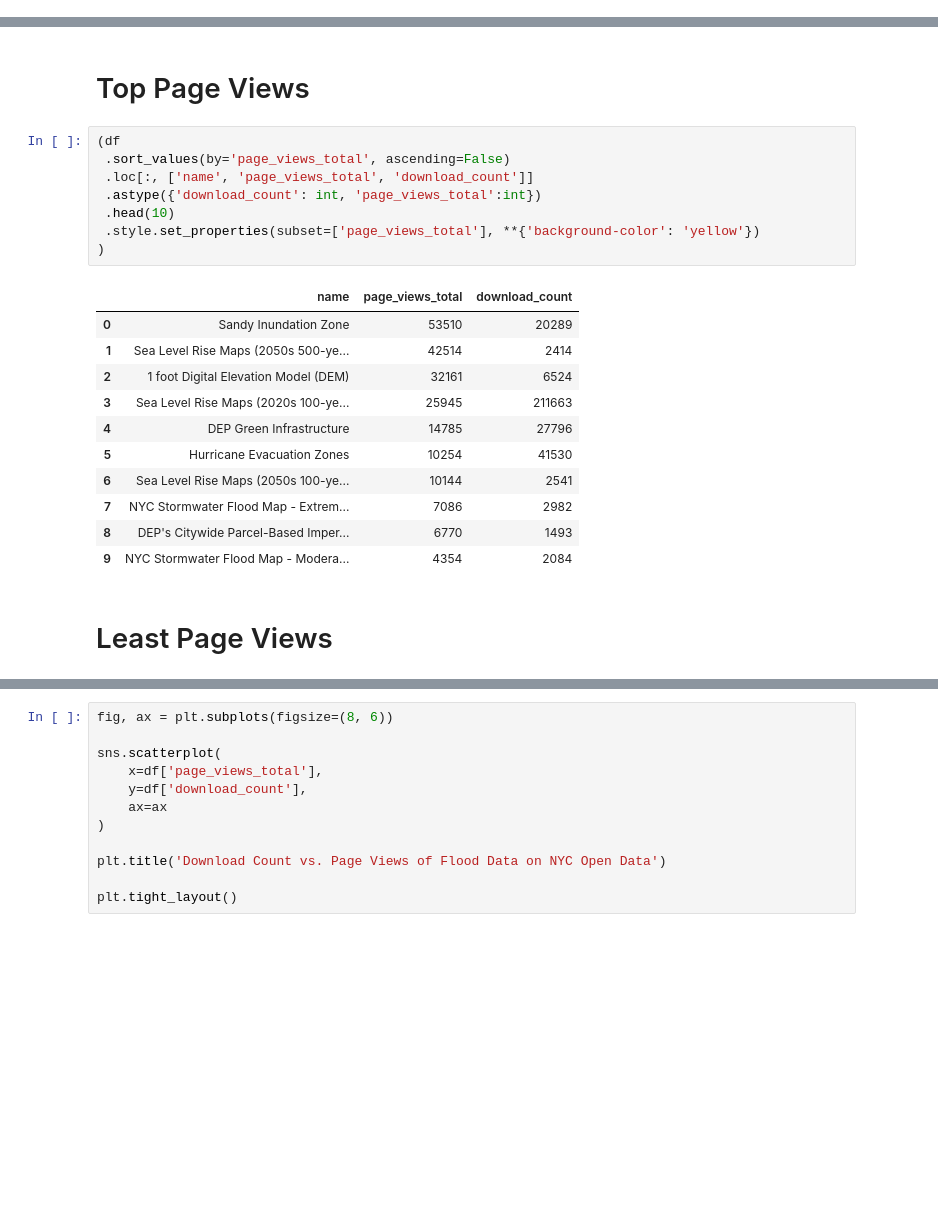
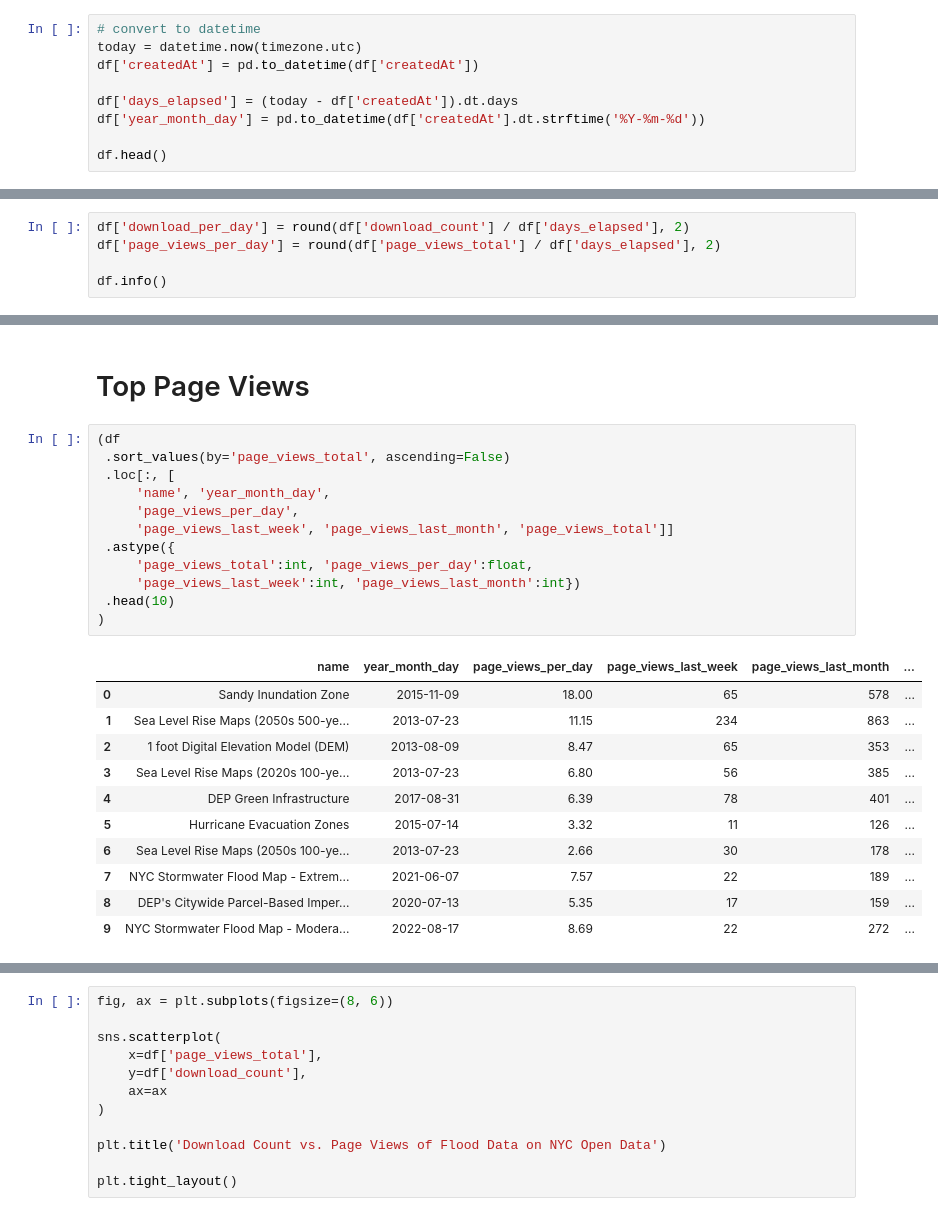
Before and after one commit to mebauer/nyc-flood-data, a Jupyter notebook: analysis.ipynb, the cells around one changed output, grey strips where cells are left out. Drawn from its saved outputs; the diff is of its cells as text; blank space fills up the shorter version.

```diff
--- a/analysis.ipynb
+++ b/analysis.ipynb
@@ -137,3 +138,12 @@ Data columns (total 30 columns):
  29  page_views_total_log       3410 non-null   float64
 dtypes: bool(1), float64(6), int64(1), object(22)
 memory usage: 776.0+ KB
+# %%
+# convert to datetime
+today = datetime.now(timezone.utc)
+df['createdAt'] = pd.to_datetime(df['createdAt'])
+
+df['days_elapsed'] = (today - df['createdAt']).dt.days
+df['year_month_day'] = pd.to_datetime(df['createdAt'].dt.strftime('%Y-%m-%d'))
+
+df.head()
@@ -178,0 +197,5 @@ shape of data: (22, 30)
+# %%
+df['download_per_day'] = round(df['download_count'] / df['days_elapsed'], 2)
+df['page_views_per_day'] = round(df['page_views_total'] / df['days_elapsed'], 2)
+
+df.info()
@@ -224,24 +262,26 @@ shape of data: (22, 30)
 # %%
 (df
  .sort_values(by='page_views_total', ascending=False)
- .loc[:, ['name', 'page_views_total', 'download_count']]
- .astype({'download_count': int, 'page_views_total':int})
+ .loc[:, [
+     'name', 'year_month_day',
+     'page_views_per_day',
+     'page_views_last_week', 'page_views_last_month', 'page_views_total']]
+ .astype({
+     'page_views_total':int, 'page_views_per_day':float,
+     'page_views_last_week':int, 'page_views_last_month':int})
  .head(10)
- .style.set_properties(subset=['page_views_total'], **{'background-color': 'yellow'})
 )
 # %% [output]
-|  | name | page_views_total | download_count |
-| 0 | Sandy Inundation Zone | 53510 | 20289 |
-| 1 | Sea Level Rise Maps (2050s 500-ye... | 42514 | 2414 |
-| 2 | 1 foot Digital Elevation Model (DEM) | 32161 | 6524 |
-| 3 | Sea Level Rise Maps (2020s 100-ye... | 25945 | 211663 |
-| 4 | DEP Green Infrastructure | 14785 | 27796 |
-| 5 | Hurricane Evacuation Zones | 10254 | 41530 |
-| 6 | Sea Level Rise Maps (2050s 100-ye... | 10144 | 2541 |
-| 7 | NYC Stormwater Flood Map - Extrem... | 7086 | 2982 |
-| 8 | DEP's Citywide Parcel-Based Imper... | 6770 | 1493 |
-| 9 | NYC Stormwater Flood Map - Modera... | 4354 | 2084 |
+|  | name | year_month_day | page_views_per_day | page_views_last_week | page_views_last_month | ... |
+| 0 | Sandy Inundation Zone | 2015-11-09 | 18.00 | 65 | 578 | ... |
+| 1 | Sea Level Rise Maps (2050s 500-ye... | 2013-07-23 | 11.15 | 234 | 863 | ... |
+| 2 | 1 foot Digital Elevation Model (DEM) | 2013-08-09 | 8.47 | 65 | 353 | ... |
+| 3 | Sea Level Rise Maps (2020s 100-ye... | 2013-07-23 | 6.80 | 56 | 385 | ... |
+| 4 | DEP Green Infrastructure | 2017-08-31 | 6.39 | 78 | 401 | ... |
+| 5 | Hurricane Evacuation Zones | 2015-07-14 | 3.32 | 11 | 126 | ... |
+| 6 | Sea Level Rise Maps (2050s 100-ye... | 2013-07-23 | 2.66 | 30 | 178 | ... |
+| 7 | NYC Stormwater Flood Map - Extrem... | 2021-06-07 | 7.57 | 22 | 189 | ... |
+| 8 | DEP's Citywide Parcel-Based Imper... | 2020-07-13 | 5.35 | 17 | 159 | ... |
+| 9 | NYC Stormwater Flood Map - Modera... | 2022-08-17 | 8.69 | 22 | 272 | ... |
-# %% [markdown]
-# Least Page Views
 # %%
 (df
```
Also changed, not shown: parts of 10 cells of this notebook.
